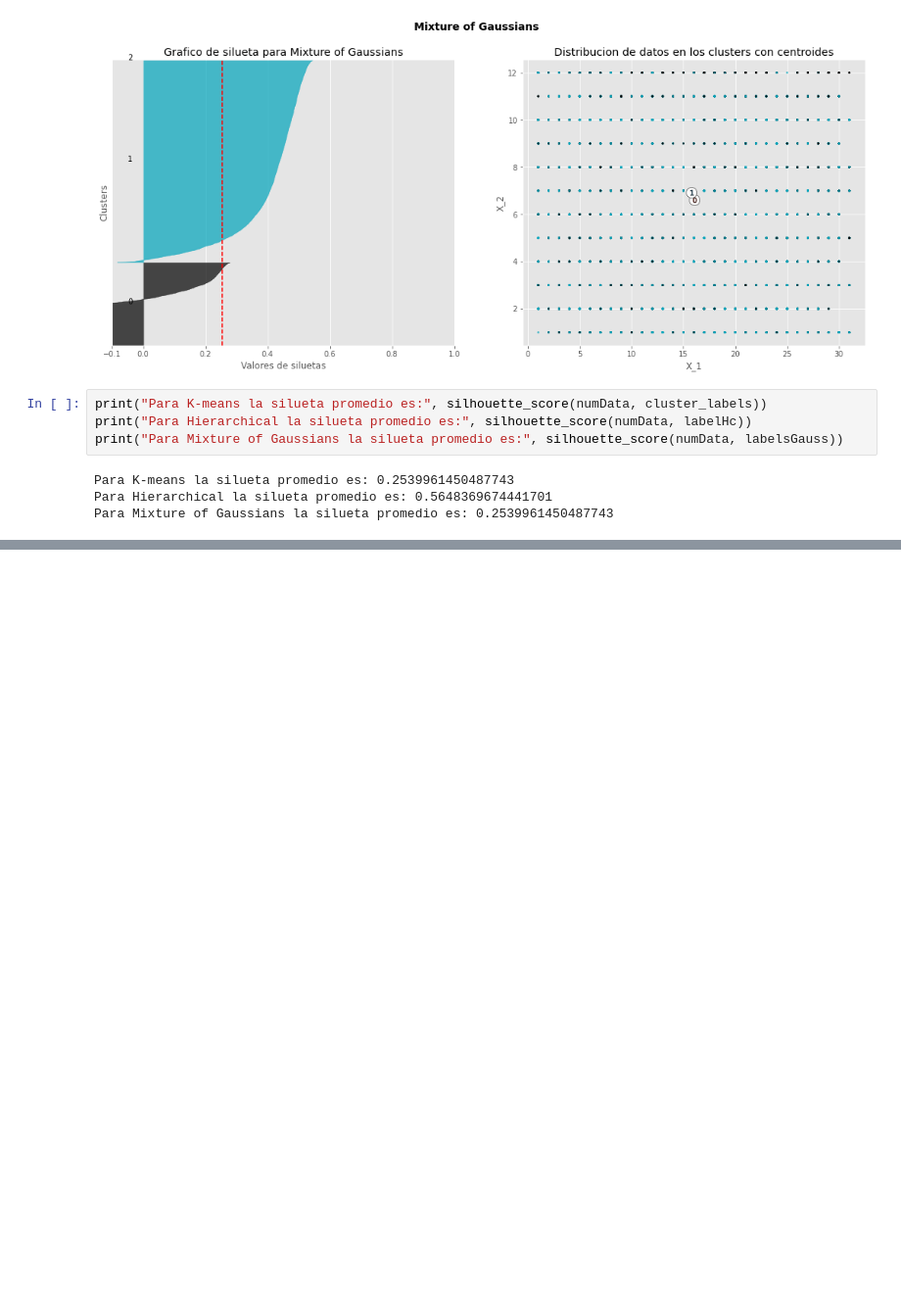
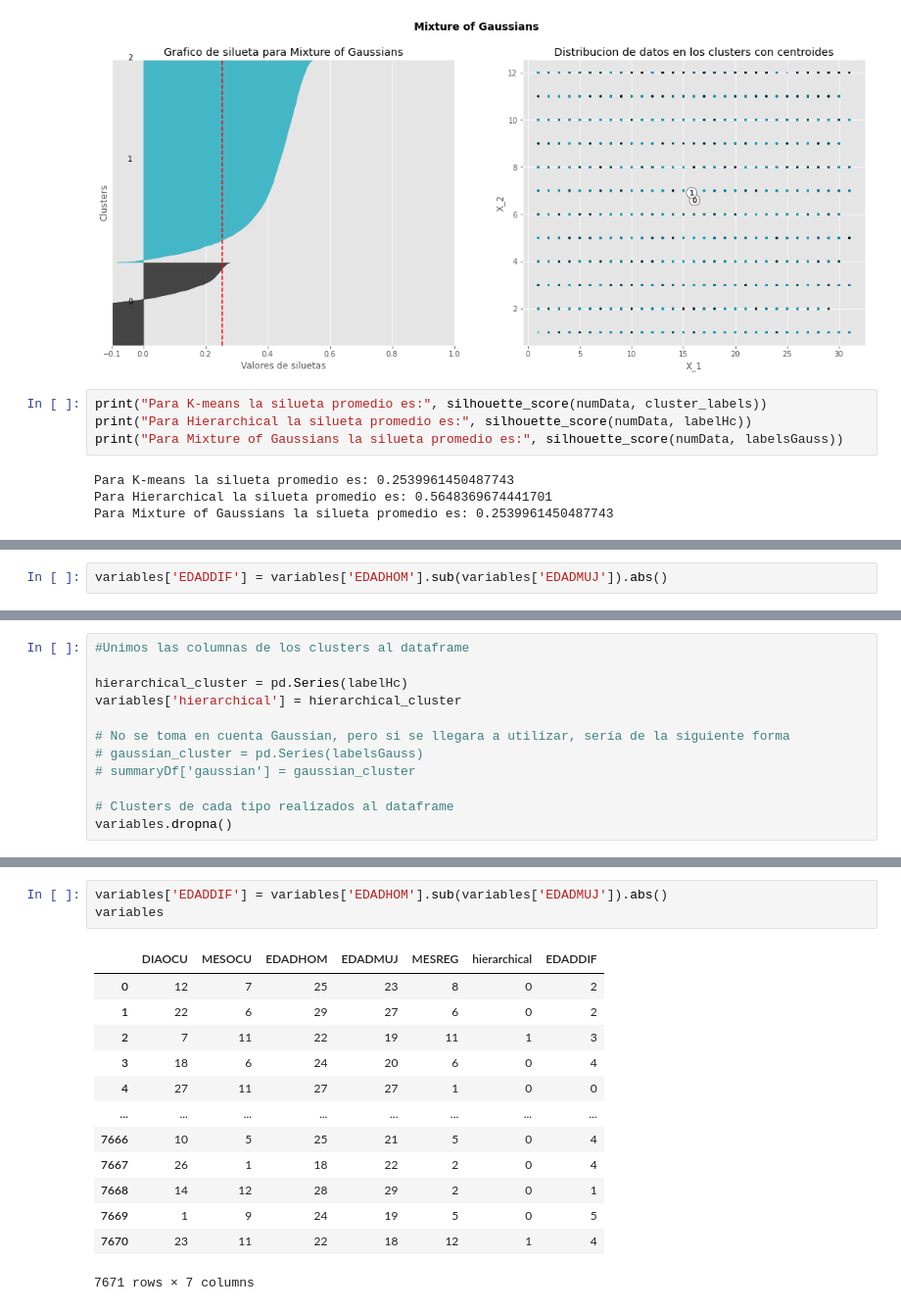
Before and after one commit to JJHH06/DMP1MarriageClustering, a Jupyter notebook: Proyecto1.ipynb, the cells around one changed output, grey strips where cells are left out. Shown at 98% size. Drawn from its saved outputs; the diff is of its cells as text; blank space fills up the shorter version.

Commit message:
Clusters analisis parte 1

```diff
--- a/Proyecto1.ipynb
+++ b/Proyecto1.ipynb
@@ -1058,0 +1077,2 @@ Para Mixture of Gaussians la silueta promedio es: 0.2539961450487743
+# %%
+variables['EDADDIF'] = variables['EDADHOM'].sub(variables['EDADMUJ']).abs()
@@ -1058,0 +1081,12 @@ Para Mixture of Gaussians la silueta promedio es: 0.2539961450487743
+# %%
+#Unimos las columnas de los clusters al dataframe
+
+hierarchical_cluster = pd.Series(labelHc)
+variables['hierarchical'] = hierarchical_cluster
+
+# No se toma en cuenta Gaussian, pero si se llegara a utilizar, sería de la siguiente forma
+# gaussian_cluster = pd.Series(labelsGauss)
+# summaryDf['gaussian'] = gaussian_cluster
+
+# Clusters de cada tipo realizados al dataframe
+variables.dropna()
@@ -1058,0 +1107,17 @@ Para Mixture of Gaussians la silueta promedio es: 0.2539961450487743
+# %%
+variables['EDADDIF'] = variables['EDADHOM'].sub(variables['EDADMUJ']).abs()
+variables
+# %% [output]
+|  | DIAOCU | MESOCU | EDADHOM | EDADMUJ | MESREG | hierarchical | EDADDIF |
+| 0 | 12 | 7 | 25 | 23 | 8 | 0 | 2 |
+| 1 | 22 | 6 | 29 | 27 | 6 | 0 | 2 |
+| 2 | 7 | 11 | 22 | 19 | 11 | 1 | 3 |
+| 3 | 18 | 6 | 24 | 20 | 6 | 0 | 4 |
+| 4 | 27 | 11 | 27 | 27 | 1 | 0 | 0 |
+| ... | ... | ... | ... | ... | ... | ... | ... |
+| 7666 | 10 | 5 | 25 | 21 | 5 | 0 | 4 |
+| 7667 | 26 | 1 | 18 | 22 | 2 | 0 | 4 |
+| 7668 | 14 | 12 | 28 | 29 | 2 | 0 | 1 |
+| 7669 | 1 | 9 | 24 | 19 | 5 | 0 | 5 |
+| 7670 | 23 | 11 | 22 | 18 | 12 | 1 | 4 |
+7671 rows × 7 columns
```
Also changed, not shown: parts of 5 cells of this notebook.
